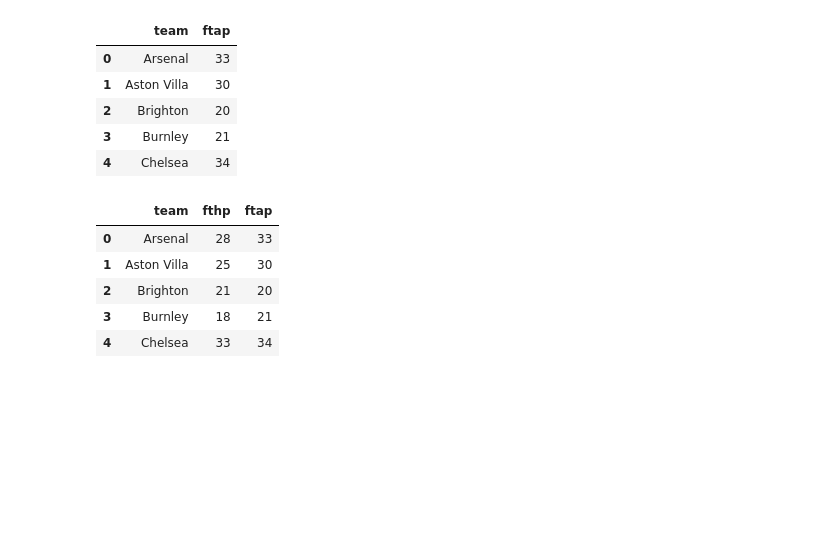
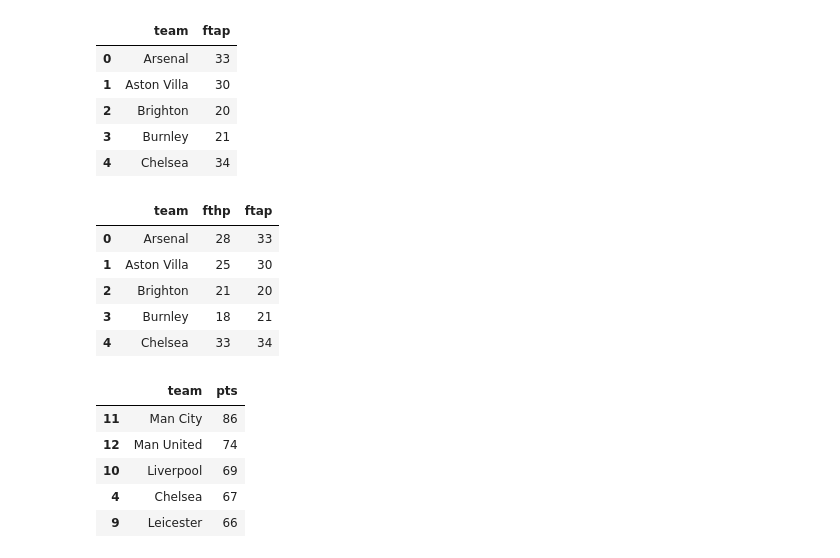
Before and after one commit to Isseudieye/miage-m1, a Jupyter notebook: Tps/dataplatform/TP_dataplatform_part_1_corrige.ipynb, the cells around one changed output. Saved outputs shown, nothing was run; the diff lists cells and outputs as text; code cells hidden in the pictures; blank space fills up the shorter version.

```diff
--- a/Tps/dataplatform/TP_dataplatform_corrige.ipynb
+++ b/Tps/dataplatform/TP_dataplatform_part_1_corrige.ipynb
@@ -77,7 +77,7 @@ df.to_parquet("data/output/raw-data/", engine="pyarrow", compression="snappy",pa
 # %% [markdown]
 #### On peut lire nos données à présent depuis notre stockage si on le souhaite
 # %%
-pl_df = pd.read_parquet("data/raw-data/")
+pl_df = pd.read_parquet("data/output/raw-data/")
 # %%
 pl_df
 # %% [output]
@@ -173,5 +173,14 @@ pl_result.head()
 # %%
 pl_result["pts"] = pl_result["fthp"] + pl_result["ftap"]
 # %%
-pl_result = pl_result[["team", "pts"]]
+pl_result = pl_result[["team", "pts"]].sort_values(by="pts", ascending=False)
+# %%
+pl_result.head()
+# %% [output]
+|  | team | pts |
+| 11 | Man City | 86 |
+| 12 | Man United | 74 |
+| 10 | Liverpool | 69 |
+| 4 | Chelsea | 67 |
+| 9 | Leicester | 66 |
 # %%
```
Also changed, not shown: parts of 2 cells of this notebook, 3 other files.
